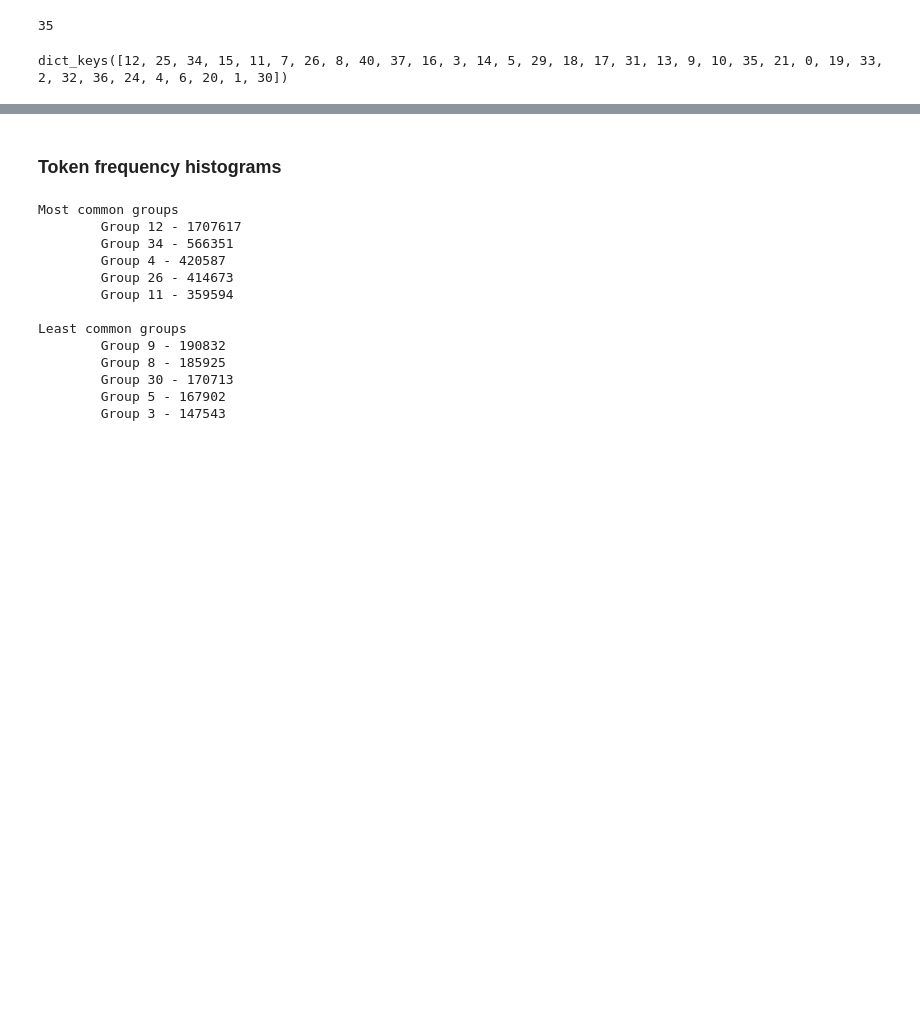
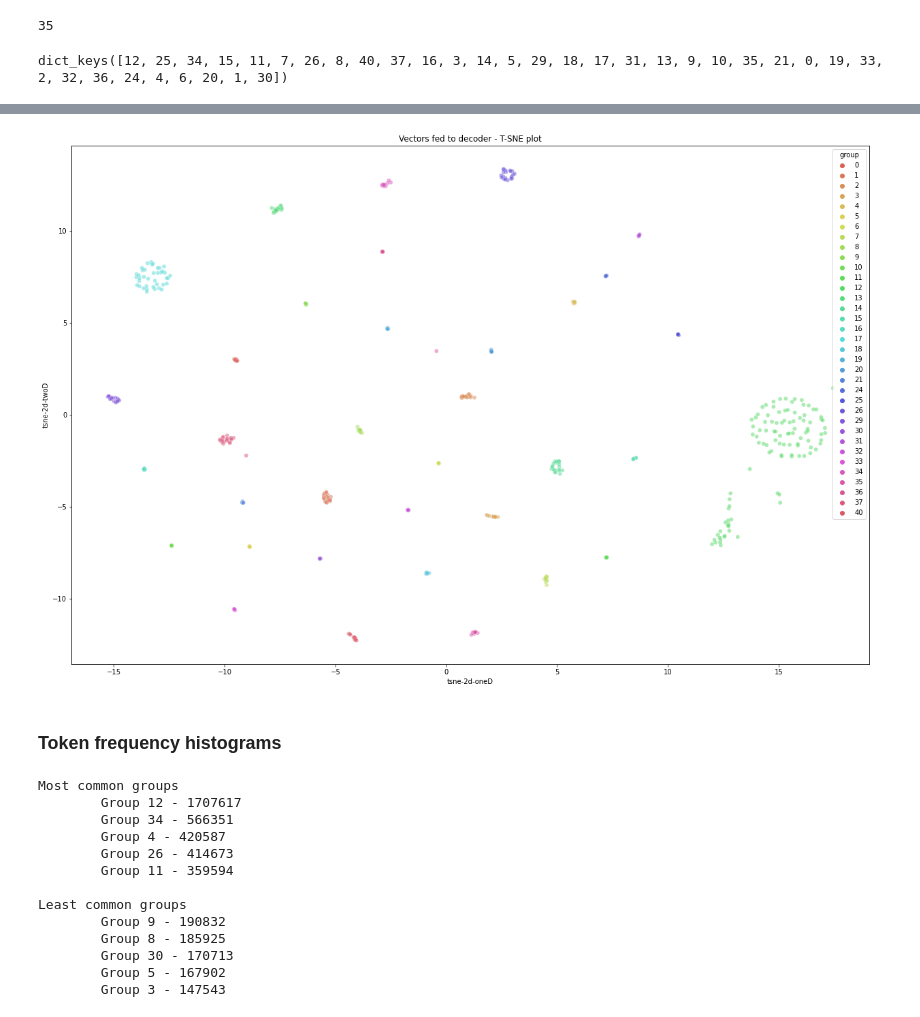
Before and after one commit to jonojace/GlobalLatentEmbedding, a Jupyter notebook: notebooks/analyse_vqvae_tokens.ipynb, the cells around one changed output, grey strips where cells are left out. Drawn from its saved outputs; the diff is of its cells as text; code cells hidden in the pictures; blank space fills up the shorter version.

```diff
--- a/notebooks/analyse_vqvae_tokens.ipynb
+++ b/notebooks/analyse_vqvae_tokens.ipynb
@@ -383,3 +380,55 @@ for i in groups_to_plot:
+# %%
+# plot how they evolve over duration of an utterance
+
+# plot all embeddings from utt on one diagram
+
+# combine all vectors together for t-sne
+# utt_vectors = torch.cat([torch.stack(group2vectors[key]) for key in group2vectors.keys()], dim=0)
+
+# tsne_results = tsne.fit_transform(utt_vectors)
+
+# df = pd.DataFrame({
+#     'tsne-2d-oneD': tsne_results[:,0],
+#     'tsne-2d-twoD': tsne_results[:,1]
+# })
+
+# plt.figure(figsize=scatter_plot_figsize)
+
+# sns.scatterplot(
+#     x="tsne-2d-oneD", y="tsne-2d-twoD",
+#     data=df,
+#     alpha=0.5,
+# )
+# plt.title(f"Vectors fed to decoder - T-SNE plot")
+# plt.show()
+
+scatter_plot_figsize = (21,14)
+
+data['p225_001.txt']['groups']
+
+discrete
+
+tsne_results = tsne.fit_transform(discrete)
+
+df = pd.DataFrame({
+    'tsne-2d-oneD': tsne_results[:,0],
+    'tsne-2d-twoD': tsne_results[:,1],
+    'group': data['p225_001.txt']['groups']
+})
+
+plt.figure(figsize=scatter_plot_figsize)
+
+sns.scatterplot(
+    x="tsne-2d-oneD", y="tsne-2d-twoD",
+    hue='group',
+    palette=sns.color_palette("hls", len(set(data['p225_001.txt']['groups']))),
+    data=df,
+    alpha=0.5,
+)
+plt.title(f"Vectors fed to decoder - T-SNE plot")
+plt.show()
+# %% [output]
+[figure, added]
 # %%
 # Generate discrete embeddings histogram for all utts in vctk, should only be 41 in total!!!
 # %%
```
Also changed, not shown: parts of 2 cells of this notebook.
